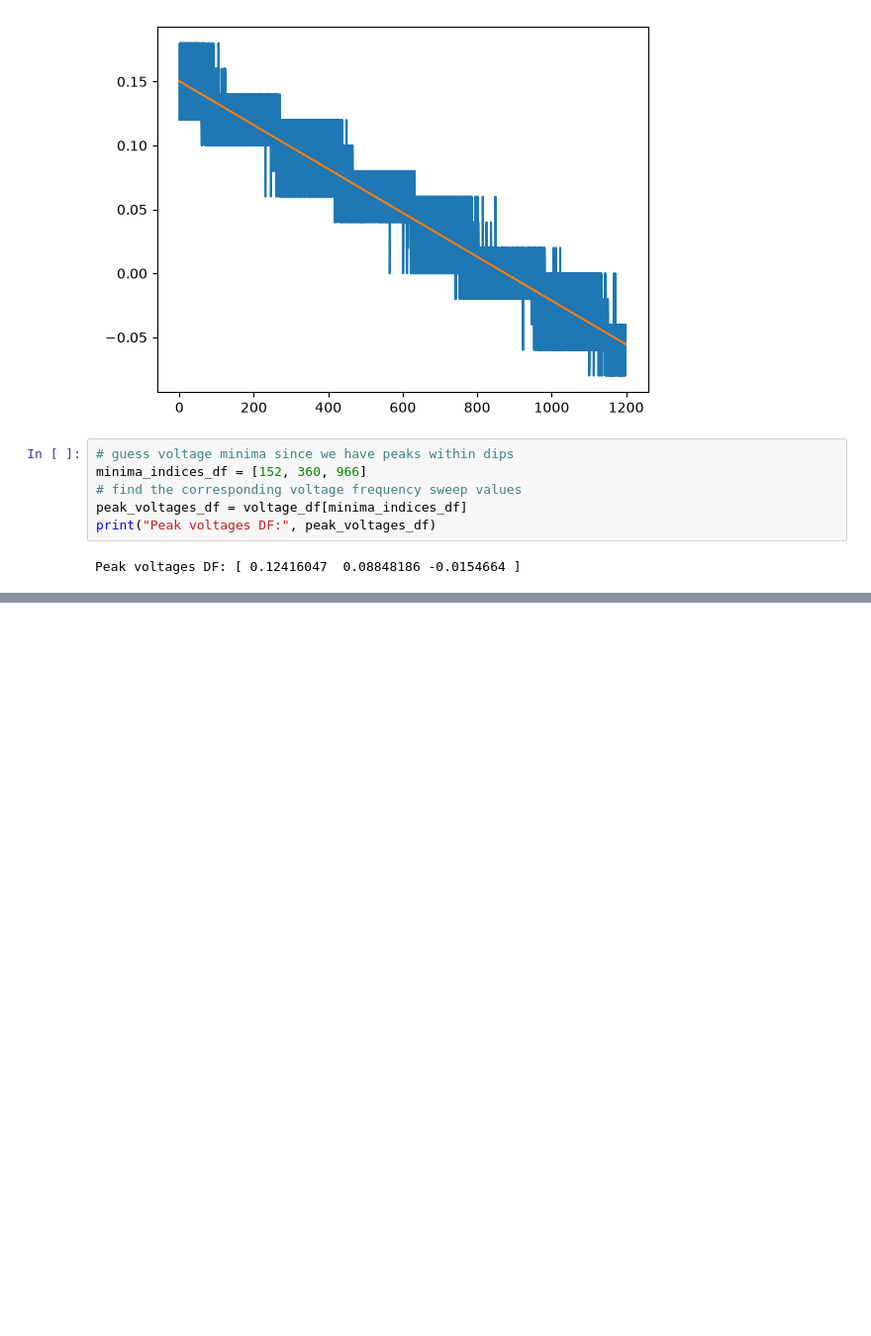
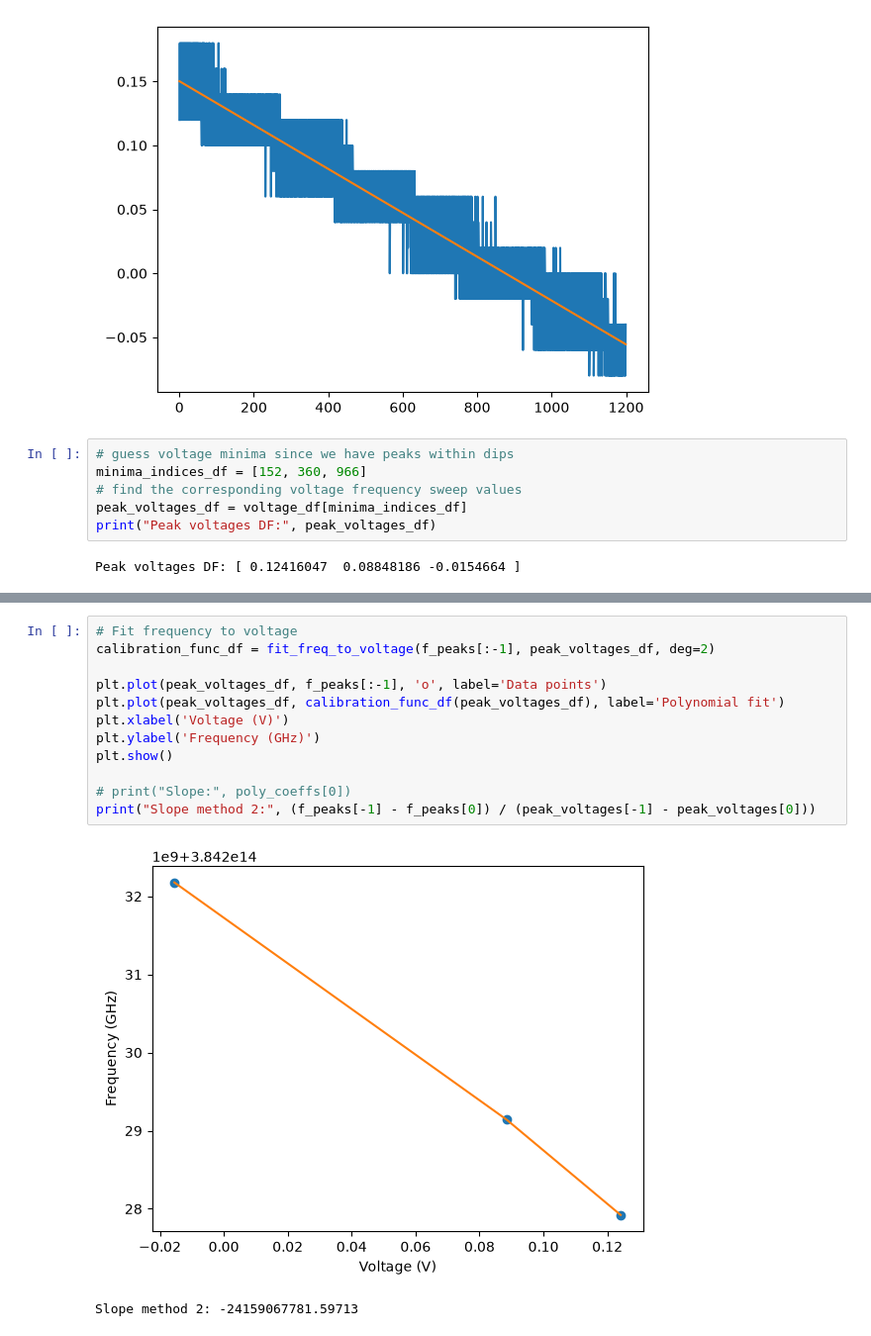
Before and after one commit to mandarhijn/Rb-spectroscopy, a Jupyter notebook: analysis.ipynb, the cells around one changed output, grey strips where cells are left out. Shown at 99% size. Drawn from its saved outputs; the diff is of its cells as text; blank space fills up the shorter version.

```diff
--- a/analysis.ipynb
+++ b/analysis.ipynb
@@ -227,0 +228,15 @@ plt.show()
+# %%
+# Fit frequency to voltage
+calibration_func_df = fit_freq_to_voltage(f_peaks[:-1], peak_voltages_df, deg=2)
+
+plt.plot(peak_voltages_df, f_peaks[:-1], 'o', label='Data points')
+plt.plot(peak_voltages_df, calibration_func_df(peak_voltages_df), label='Polynomial fit')
+plt.xlabel('Voltage (V)')
+plt.ylabel('Frequency (GHz)')
+plt.show()
+
+# print("Slope:", poly_coeffs[0])
+print("Slope method 2:", (f_peaks[-1] - f_peaks[0]) / (peak_voltages[-1] - peak_voltages[0]))
+# %% [output]
+[figure, added]
+Slope method 2: -24159067781.59713
```
Also changed, not shown: parts of 4 cells of this notebook.
